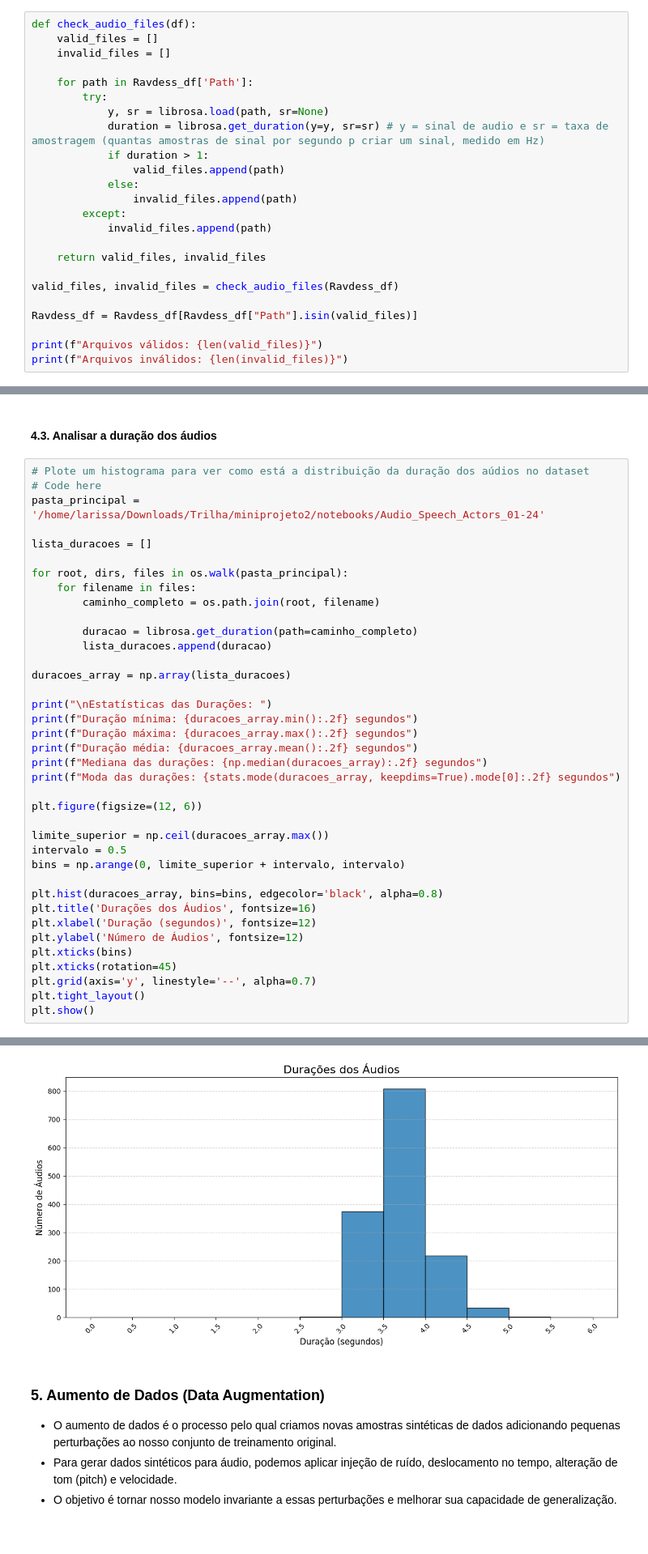
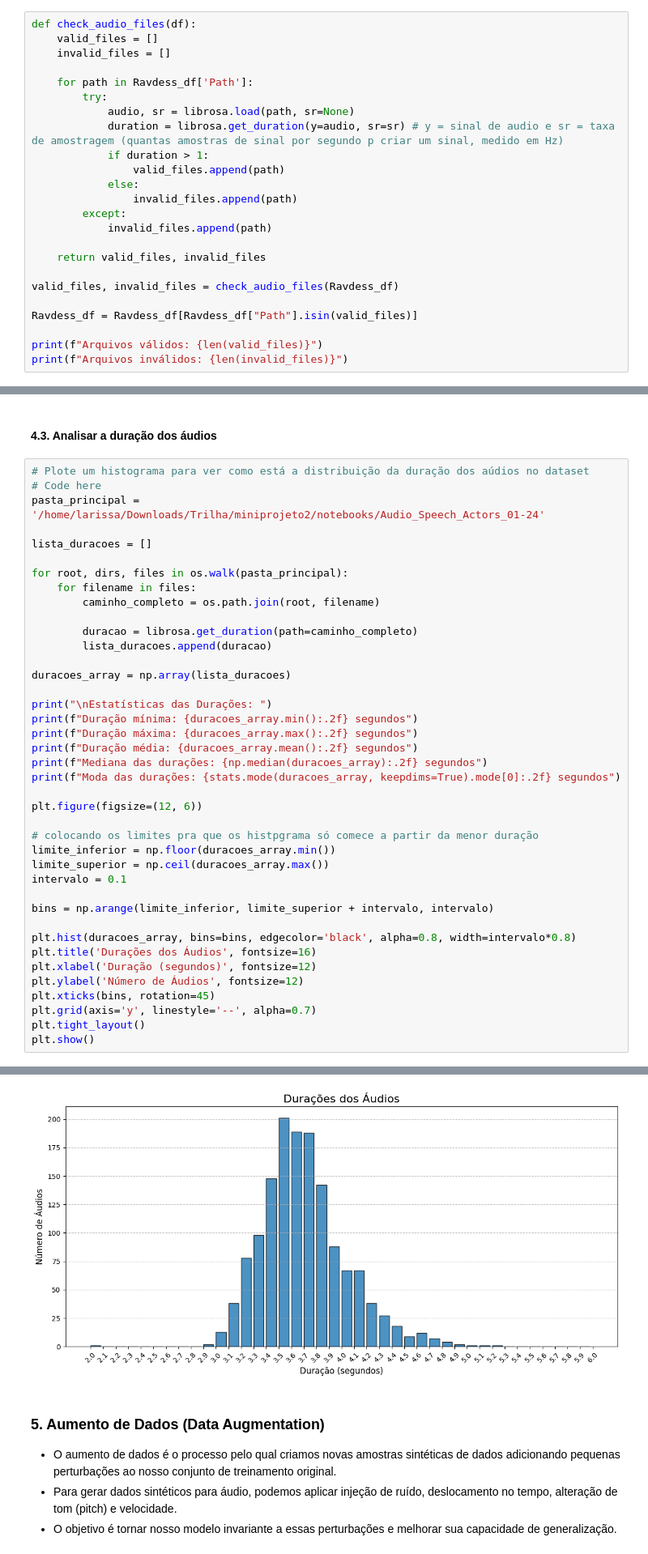
Before and after one commit to larissagondim/miniprojeto2, a Jupyter notebook: notebooks/1-eda.ipynb, the cells around one changed output, grey strips where cells are left out. Shown at 81% size. Saved outputs shown, nothing was run; the diff lists cells and outputs as text.

```diff
--- a/notebooks/1-eda.ipynb
+++ b/notebooks/1-eda.ipynb
@@ -101,8 +108,8 @@ def check_audio_files(df):
 
     for path in Ravdess_df['Path']:
         try:
-            y, sr = librosa.load(path, sr=None)
-            duration = librosa.get_duration(y=y, sr=sr) # y = sinal de audio e sr = taxa de amostragem (quantas amostras de sinal por segundo p criar um sinal, medido em Hz)
+            audio, sr = librosa.load(path, sr=None)
+            duration = librosa.get_duration(y=audio, sr=sr) # y = sinal de audio e sr = taxa de amostragem (quantas amostras de sinal por segundo p criar um sinal, medido em Hz)
             if duration > 1:
                 valid_files.append(path)
             else:
@@ -237,16 +242,18 @@ print(f"Moda das durações: {stats.mode(duracoes_array, keepdims=True).mode[0]:
 
 plt.figure(figsize=(12, 6))
 
+# colocando os limites pra que os histpgrama só comece a partir da menor duração
+limite_inferior = np.floor(duracoes_array.min())
 limite_superior = np.ceil(duracoes_array.max())
-intervalo = 0.5
-bins = np.arange(0, limite_superior + intervalo, intervalo)
+intervalo = 0.1
 
-plt.hist(duracoes_array, bins=bins, edgecolor='black', alpha=0.8)
+bins = np.arange(limite_inferior, limite_superior + intervalo, intervalo)
+
+plt.hist(duracoes_array, bins=bins, edgecolor='black', alpha=0.8, width=intervalo*0.8)
 plt.title('Durações dos Áudios', fontsize=16)
 plt.xlabel('Duração (segundos)', fontsize=12)
 plt.ylabel('Número de Áudios', fontsize=12)
-plt.xticks(bins)
-plt.xticks(rotation=45)
+plt.xticks(bins, rotation=45)
 plt.grid(axis='y', linestyle='--', alpha=0.7)
 plt.tight_layout()
 plt.show()
@@ -256,8 +263,8 @@ Duração mínima: 2.94 segundos
 Duração máxima: 5.27 segundos
 Duração média: 3.70 segundos
 Mediana das durações: 3.67 segundos
 Moda das durações: 3.50 segundos
-[figure, old version]
+[figure, new version]
 # %% [markdown]
 ### 5. Aumento de Dados (Data Augmentation)
 - O aumento de dados é o processo pelo qual criamos novas amostras sintéticas de dados adicionando pequenas perturbações ao nosso conjunto de treinamento original.
```
Also changed, not shown: parts of 14 cells of this notebook, 1 other file.
